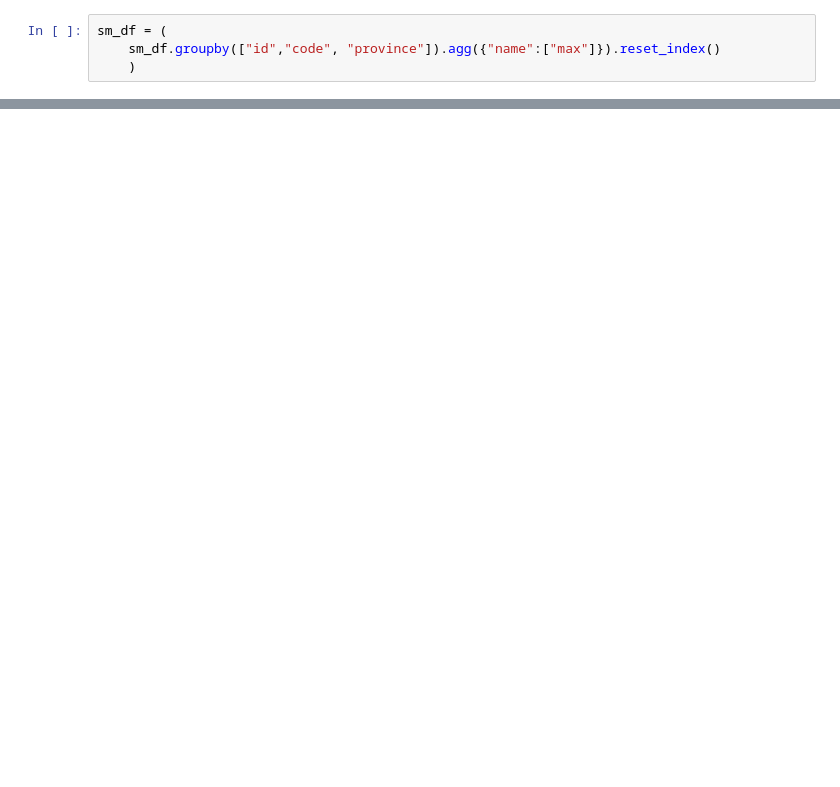
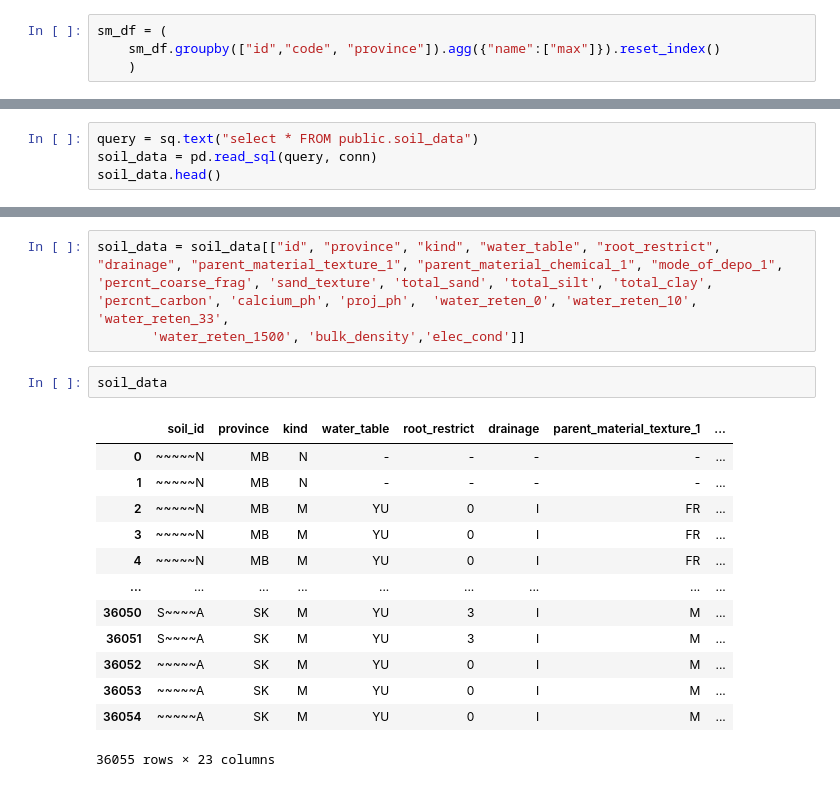
Before and after one commit to ChromaticPanic/CGC_Grain_Outcome_Predictions, a Jupyter notebook: src/importSoil/soilaggregation.ipynb, the cells around one changed output, grey strips where cells are left out. Cells and saved outputs as stored; diff of their text form; blank space fills up the shorter version.

```diff
--- a/src/importSoil/soilaggregation.ipynb
+++ b/src/importSoil/soilaggregation.ipynb
@@ -46,0 +86,4 @@ queryHandler.createAggSoilMoistureTableReq(db)
+# %%
+query = sq.text("select * FROM public.soil_data")
+soil_data = pd.read_sql(query, conn)
+soil_data.head()
@@ -46,0 +98,19 @@ queryHandler.createAggSoilMoistureTableReq(db)
+# %%
+soil_data = soil_data[["id", "province", "kind", "water_table", "root_restrict", "drainage", "parent_material_texture_1", "parent_material_chemical_1", "mode_of_depo_1", 'percnt_coarse_frag', 'sand_texture', 'total_sand', 'total_silt', 'total_clay', 'percnt_carbon', 'calcium_ph', 'proj_ph',  'water_reten_0', 'water_reten_10', 'water_reten_33',
+       'water_reten_1500', 'bulk_density','elec_cond']]
+# %%
+soil_data
+# %% [output]
+|  | soil_id | province | kind | water_table | root_restrict | drainage | parent_material_texture_1 | ... |
+| 0 | ~~~~~N | MB | N | - | - | - | - | ... |
+| 1 | ~~~~~N | MB | N | - | - | - | - | ... |
+| 2 | ~~~~~N | MB | M | YU | 0 | I | FR | ... |
+| 3 | ~~~~~N | MB | M | YU | 0 | I | FR | ... |
+| 4 | ~~~~~N | MB | M | YU | 0 | I | FR | ... |
+| ... | ... | ... | ... | ... | ... | ... | ... | ... |
+| 36050 | S~~~~A | SK | M | YU | 3 | I | M | ... |
+| 36051 | S~~~~A | SK | M | YU | 3 | I | M | ... |
+| 36052 | ~~~~~A | SK | M | YU | 0 | I | M | ... |
+| 36053 | ~~~~~A | SK | M | YU | 0 | I | M | ... |
+| 36054 | ~~~~~A | SK | M | YU | 0 | I | M | ... |
+36055 rows × 23 columns
```
Also changed, not shown: parts of 24 cells of this notebook.
